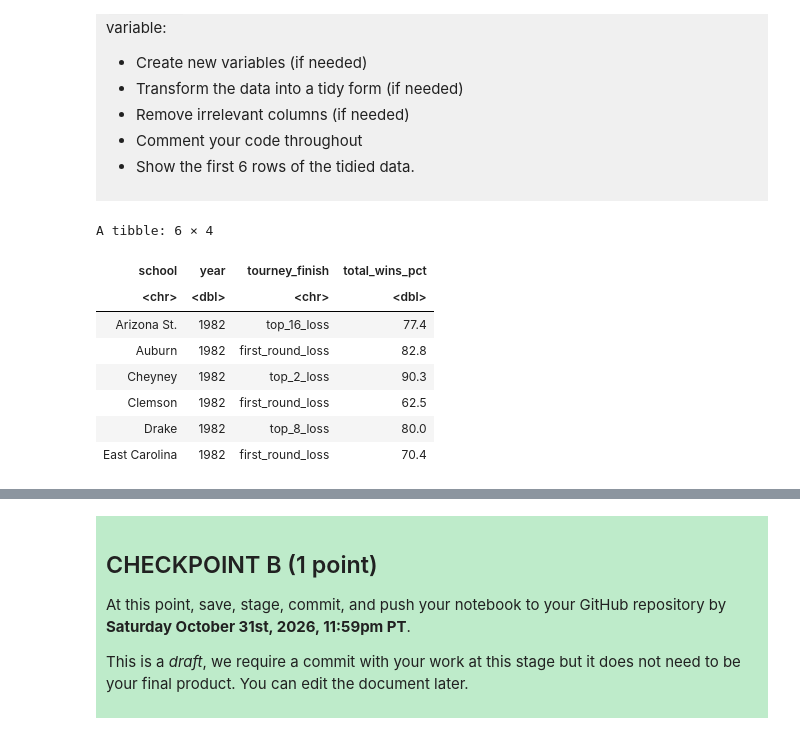
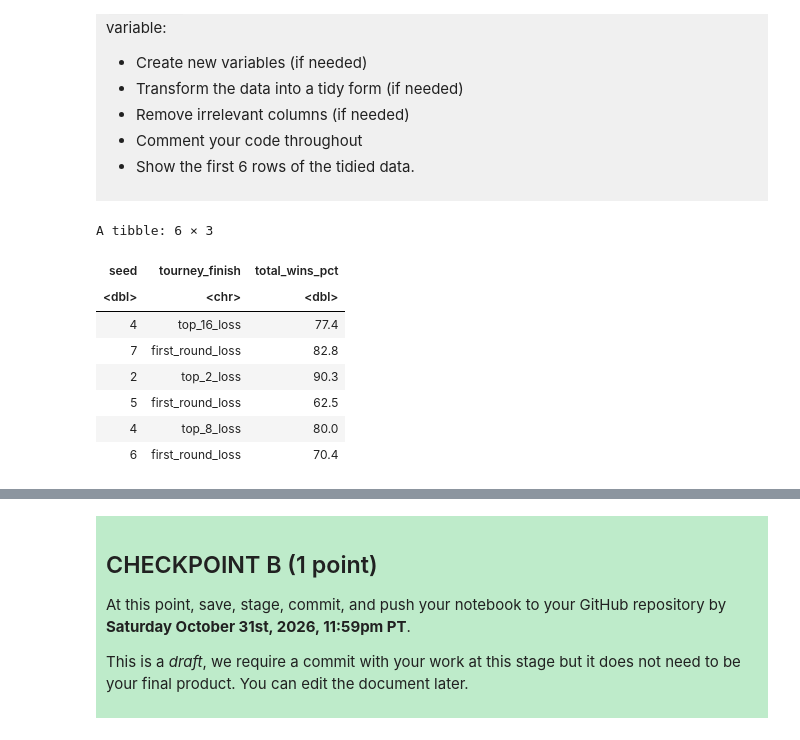
Before and after one commit to jazzyg095/dsci-100-project-Jasmine-Ginn, a Jupyter notebook: dsci-100-project-notebook.ipynb, the cells around one changed output, grey strips where cells are left out. Saved outputs shown, nothing was run; the diff lists cells and outputs as text; code cells hidden in the pictures.

```diff
--- a/dsci-100-project-notebook.ipynb
+++ b/dsci-100-project-notebook.ipynb
@@ -210,15 +220,17 @@ Produce a tidy data set that could be used to answer your research question usin
 </div>
 # %%
 tidy_bball_data <- basketball_data |>
-select(school, year, tourney_finish, total_wins_pct)
+select(seed, tourney_finish, total_wins_pct) #selected the needed columns
+tidy_bball_data$seed <- replace(tidy_bball_data$seed, tidy_bball_data$seed == 0, 8) #changed any 0 seeds to 8,
+#as in 1983 these teams went on to be #8 in each region
 head(tidy_bball_data)
 # %% [output]
-A tibble: 6 × 4
+A tibble: 6 × 3
-| school | year | tourney_finish | total_wins_pct |
-| <chr> | <dbl> | <chr> | <dbl> |
-| Arizona St. | 1982 | top_16_loss | 77.4 |
-| Auburn | 1982 | first_round_loss | 82.8 |
-| Cheyney | 1982 | top_2_loss | 90.3 |
-| Clemson | 1982 | first_round_loss | 62.5 |
-| Drake | 1982 | top_8_loss | 80.0 |
-| East Carolina | 1982 | first_round_loss | 70.4 |
+| seed | tourney_finish | total_wins_pct |
+| <dbl> | <chr> | <dbl> |
+| 4 | top_16_loss | 77.4 |
+| 7 | first_round_loss | 82.8 |
+| 2 | top_2_loss | 90.3 |
+| 5 | first_round_loss | 62.5 |
+| 4 | top_8_loss | 80.0 |
+| 6 | first_round_loss | 70.4 |
```
Also changed, not shown: parts of 14 cells of this notebook.
